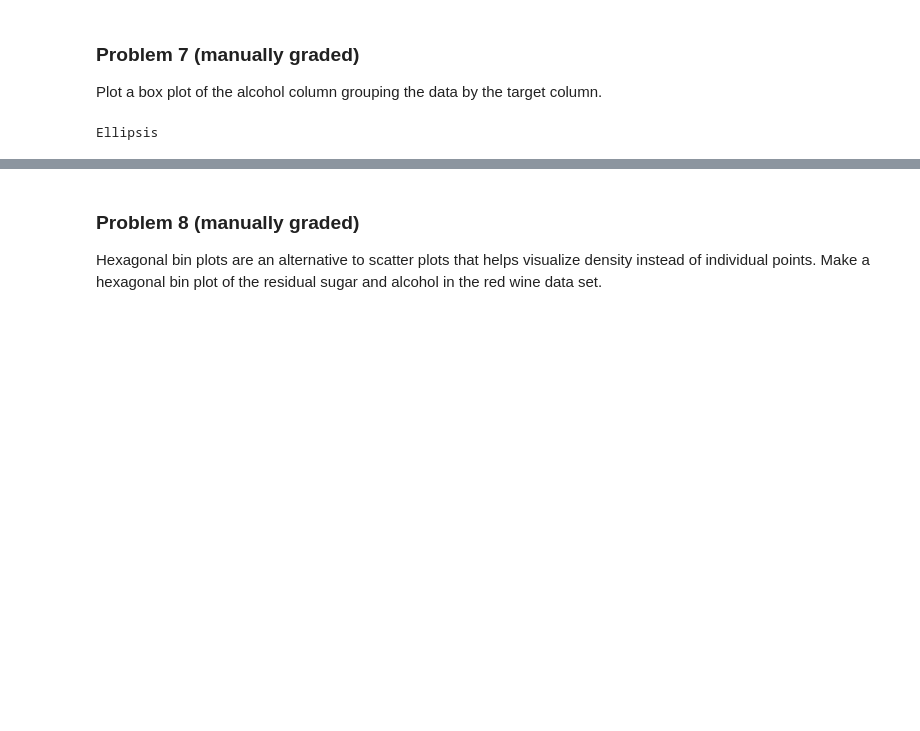
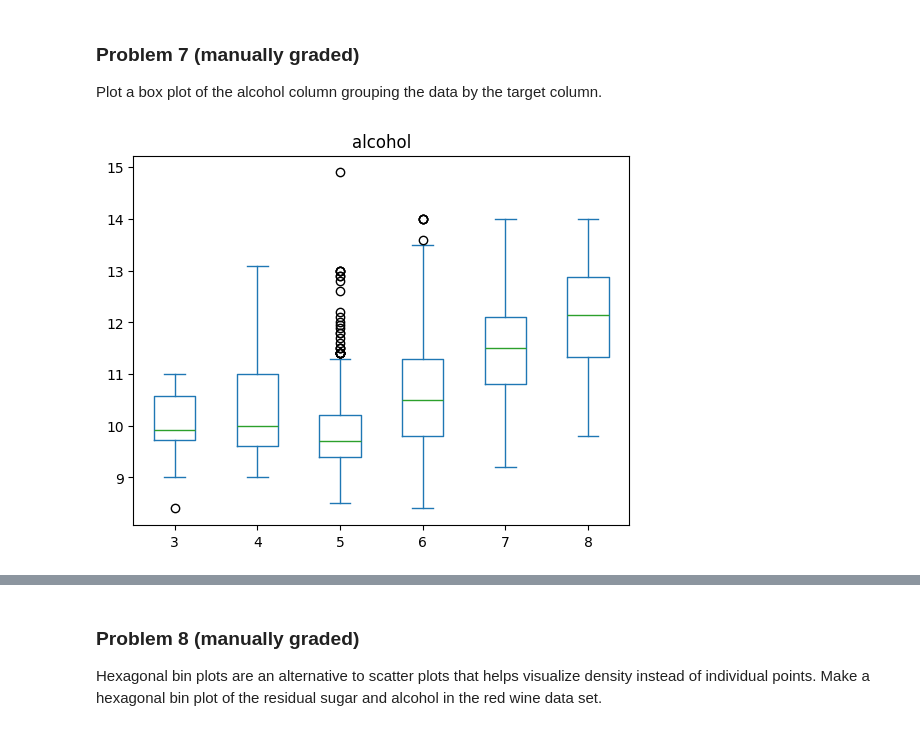
Before and after one commit to JonG-2025/dx602-homework-10, a Jupyter notebook: homework.ipynb, the cells around one changed output, grey strips where cells are left out. Drawn from its saved outputs; the diff is of its cells as text; code cells hidden in the pictures; blank space fills up the shorter version.

```diff
--- a/homework.ipynb
+++ b/homework.ipynb
@@ -142,9 +143,10 @@ Plot a box plot of the alcohol column grouping the data by the target column.
 # %%
 # YOUR CHANGES HERE
 
-...
+red_wine.plot.box(column='alcohol', by='target')
+plt.show()
 # %% [output]
-Ellipsis
+[figure, added]
 # %% [markdown]
 <div style="page-break-after: always;"></div>
 # %% [markdown]
```
Also changed, not shown: parts of 3 cells of this notebook.
